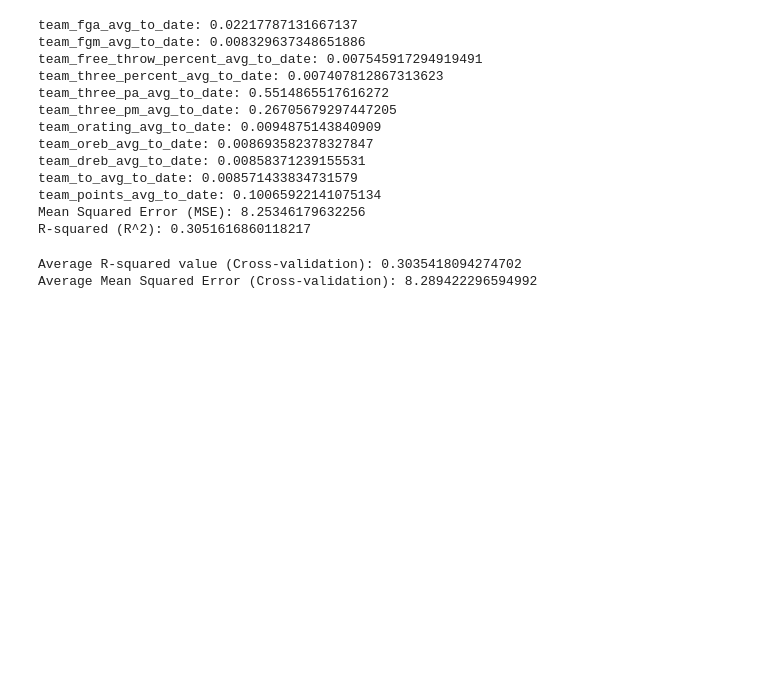
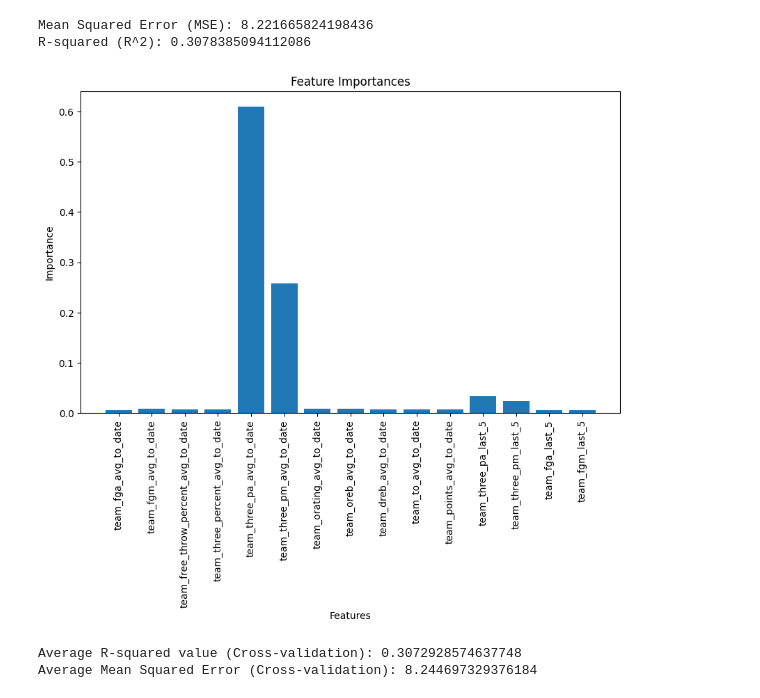
Before and after one commit to JoelManYunLee/Raptors_3_point_predictor, a Jupyter notebook: models.ipynb, the cells around one changed output. Drawn from its saved outputs; the diff is of its cells as text; code cells hidden in the pictures; blank space fills up the shorter version.

Commit message:
calibrated models

```diff
--- a/models.ipynb
+++ b/models.ipynb
@@ -76,10 +72,6 @@ feature_importances = xgb_model.feature_importances_
 # Create a list of feature names
 feature_names = X.columns
 
-# Print the importance of each feature
-for name, importance in zip(feature_names, feature_importances):
-    print(f"{name}: {importance}")
-
 # Define 5-fold cross-validation
 kf = KFold(n_splits=5, shuffle=True, random_state=42)
 
@@ -87,28 +79,50 @@ kf = KFold(n_splits=5, shuffle=True, random_state=42)
 y_pred = cross_val_predict(xgb_model, X, y, cv=kf)
 
 # Calculate Mean Squared Error
-mse = mean_squared_error(y, y_pred)
+xg_mse = mean_squared_error(y, y_pred)
 
 # Calculate R-squared
-r2 = r2_score(y, y_pred)
+xg_r2 = r2_score(y, y_pred)
 
 # Print the MSE and R-squared values
-print("Mean Squared Error (MSE):", mse)
-print("R-squared (R^2):", r2)
+print("Mean Squared Error (MSE):", xg_mse)
+print("R-squared (R^2):", xg_r2)
 # %% [output]
-team_fga_avg_to_date: 0.02217787131667137
-team_fgm_avg_to_date: 0.008329637348651886
-team_free_throw_percent_avg_to_date: 0.007545917294919491
-team_three_percent_avg_to_date: 0.007407812867313623
-team_three_pa_avg_to_date: 0.5514865517616272
-team_three_pm_avg_to_date: 0.26705679297447205
-team_orating_avg_to_date: 0.0094875143840909
-team_oreb_avg_to_date: 0.008693582378327847
-team_dreb_avg_to_date: 0.00858371239155531
-team_to_avg_to_date: 0.008571433834731579
-team_points_avg_to_date: 0.10065922141075134
-Mean Squared Error (MSE): 8.25346179632256
-R-squared (R^2): 0.3051616860118217
+Mean Squared Error (MSE): 8.221665824198436
+R-squared (R^2): 0.3078385094112086
+# %%
+# Plotting XGBoost Random Forest parameters
+params = {
+    'objective': 'reg:squarederror',  # Regression task
+    'eval_metric': 'rmse',  # Root Mean Squared Error
+    'booster': 'gbtree',  # Use tree-based models
+    'subsample': 0.8,  # Subsample ratio of the training instances
+    'colsample_bynode': 0.8,  # Subsample ratio of columns when constructing each tree
+    'tree_method': 'hist'  # Use histogram-based algorithms for approximate tree method
+}
+
+# Initialize the XGBoost Random Forest model
+xgb_model = xgb.XGBRFRegressor(**params)
+
+# Fit the model to your data
+xgb_model.fit(X, y)
+
+# Get feature importances
+feature_importances = xgb_model.feature_importances_
+
+# Create a list of feature names
+feature_names = X.columns
+
+# Plot the feature importances
+plt.figure(figsize=(10, 6))
+plt.bar(feature_names, feature_importances)
+plt.xticks(rotation=90)  # Rotate x-axis labels for better readability
+plt.xlabel('Features')
+plt.ylabel('Importance')
+plt.title('Feature Importances')
+plt.show()
+# %% [output]
+[figure, added]
 # %%
 # Initialize a Ridge model
 ridge_model = Ridge(alpha=1.0)  # You can adjust the regularization strength (alpha) as needed
@@ -118,17 +132,17 @@ kf = KFold(n_splits=5, shuffle=True, random_state=42)
 
 # Perform k-fold cross-validation on the training set
 cv_r2_scores = cross_val_score(ridge_model, X_train, y_train, cv=kf, scoring='r2')
-average_cv_r2 = np.mean(cv_r2_scores)
+rg_average_cv_r2 = np.mean(cv_r2_scores)
 
 cv_mse_scores = cross_val_score(ridge_model, X_train, y_train, cv=kf, scoring='neg_mean_squared_error')
-average_cv_mse = -np.mean(cv_mse_scores)
+rg_average_cv_mse = -np.mean(cv_mse_scores)
 
 # Print the results
-print(f'Average R-squared value (Cross-validation): {average_cv_r2}')
-print(f'Average Mean Squared Error (Cross-validation): {average_cv_mse}')
+print(f'Average R-squared value (Cross-validation): {rg_average_cv_r2}')
+print(f'Average Mean Squared Error (Cross-validation): {rg_average_cv_mse}')
 # %% [output]
-Average R-squared value (Cross-validation): 0.3035418094274702
-Average Mean Squared Error (Cross-validation): 8.289422296594992
+Average R-squared value (Cross-validation): 0.3072928574637748
+Average Mean Squared Error (Cross-validation): 8.244697329376184
 # %%
 # Initialize a Lasso Regression model
 lasso_model = Lasso(alpha=1.0)  # You can adjust the regularization strength (alpha) as needed
```
Also changed, not shown: parts of 19 cells of this notebook, 1 other file.
